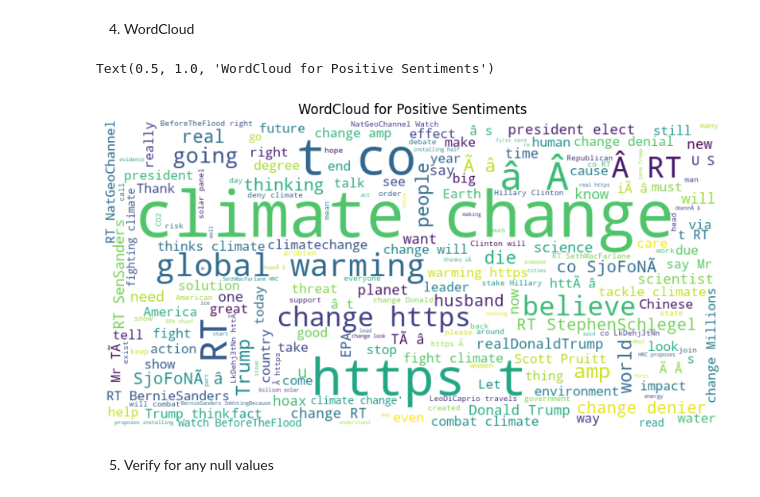
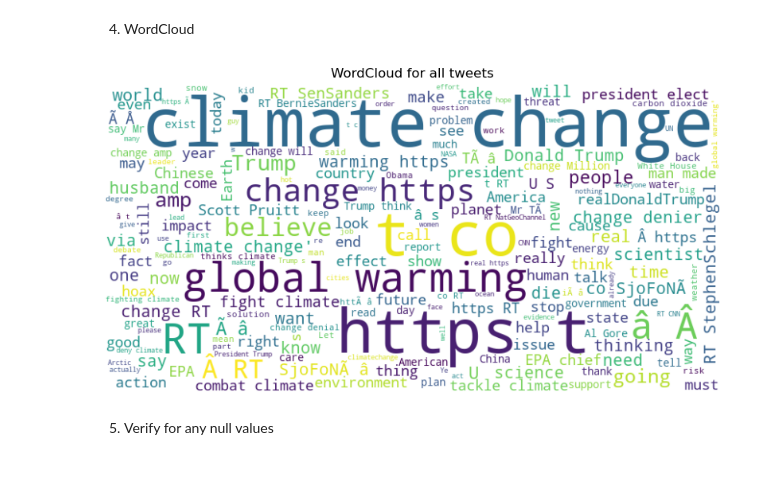
Before and after one commit to gzukhanye/Classification-Sprint-2307FTDS-TEAM-JM5, a Jupyter notebook: JM5_Notebook.ipynb, the cells around one changed output. Drawn from its saved outputs; the diff is of its cells as text; code cells hidden in the pictures; blank space fills up the shorter version.

```diff
--- a/JM5_Notebook.ipynb
+++ b/JM5_Notebook.ipynb
@@ -176,22 +290,18 @@ Common Bigrams: [(('climate', 'change'), 12006), (('https', ':'), 10001), (('RT'
 # %% [markdown]
 4. WordCloud
 # %%
-'''
-WordCloud: data visualization technique used for representing text data
-in which the size of each word indicates its frequency or importance.
-widely used for analyzing data from social network websites. (Twitter)
-1 is the reference class(people who are in support of climate change)
-'''
+tweets = df_train['message'].values
 
-positive_tweets = df_train[df_train['sentiment'] == 1]['message'].values
-positive_wordcloud = WordCloud(width=800, height=400, background_color='white').generate(' '.join(positive_tweets))
-plt.figure(figsize=(10, 6))
-plt.imshow(positive_wordcloud, interpolation='bilinear')
-plt.axis('off')
-plt.title('WordCloud for Positive Sentiments')
+if len(tweets) > 0:
+    positive_wordcloud = WordCloud(width=800, height=400, background_color='white').generate(' '.join(tweets))
+    plt.figure(figsize=(10, 6))
+    plt.imshow(positive_wordcloud, interpolation='bilinear')
+    plt.axis('off')
+    plt.title('WordCloud for all tweets')
+else:
+    print('No tweets found.')
 # %% [output]
-Text(0.5, 1.0, 'WordCloud for Positive Sentiments')
-[figure, old version]
+[figure, new version]
 # %% [markdown]
 5. Verify for any null values
 # %%
```
Also changed, not shown: parts of 37 cells of this notebook.
